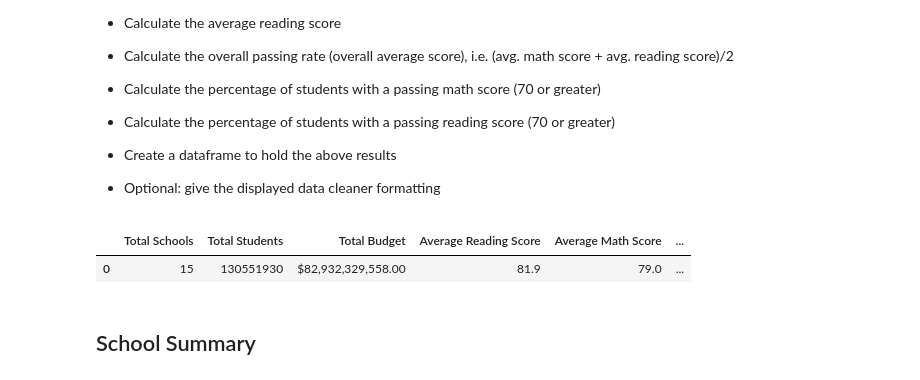
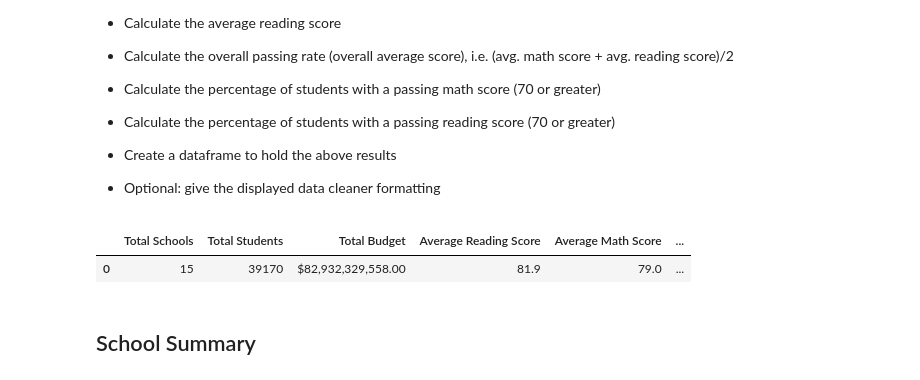
Before and after one commit to sarathus/Pandas, a Jupyter notebook: homework_pandas_city_schools.ipynb, the cells around one changed output. Drawn from its saved outputs; the diff is of its cells as text; code cells hidden in the pictures.

```diff
--- a/homework_pandas_city_schools.ipynb
+++ b/homework_pandas_city_schools.ipynb
@@ -63,12 +63,14 @@ unique_school_names = df_school_data_complete['school_name'].unique()
 school_count = len(unique_school_names)
 
 #district student count
-dist_student_count = df_school_data_complete['size'].sum()
+dist_student_count = df_school_data_complete['size'].count()
 
 #student count from student file (to verify with district student count)
 total_student_rec = df_school_data_complete['student_name'].count()
 
 #total budget
+#bud = df_school_data_complete.loc[df_school_data_complete["school_name"].unique]
+#total_budget = bud["budget"].sum()
 total_budget = df_school_data_complete['budget'].sum()
 
 #calculations for number and % passing reading
@@ -95,34 +97,34 @@ district_summary = pd.DataFrame({
     "Total Schools": [school_count],
     "Total Students": [dist_student_count],
     "Total Budget": [total_budget],
     "Average Reading Score": [avg_reading_score],
     "Average Math Score": [avg_math_score],
     "% Passing Reading":[perc_pass_reading],
     "% Passing Math": [perc_pass_math],
     "Overall Passing Rate": [overall_pass]
 
 })
 
 #store as different df to change order
 dist_sum = district_summary[["Total Schools",
                              "Total Students",
                              "Total Budget",
                              "Average Reading Score",
                              "Average Math Score",
                              '% Passing Reading',
                              '% Passing Math',
                              'Overall Passing Rate']]
 
 #format cells
 dist_sum.style.format({"Total Budget": "${:,.2f}",
                        "Average Reading Score": "{:.1f}",
                        "Average Math Score": "{:.1f}",
                        "% Passing Math": "{:.1%}",
                        "% Passing Reading": "{:.1%}",
                        "Overall Passing Rate": "{:.1%}"})
 # %% [output]
 |  | Total Schools | Total Students | Total Budget | Average Reading Score | Average Math Score | ... |
-| 0 | 15 | 130551930 | $82,932,329,558.00 | 81.9 | 79.0 | ... |
+| 0 | 15 | 39170 | $82,932,329,558.00 | 81.9 | 79.0 | ... |
 # %% [markdown]
 ## School Summary
 # %% [markdown]
```
